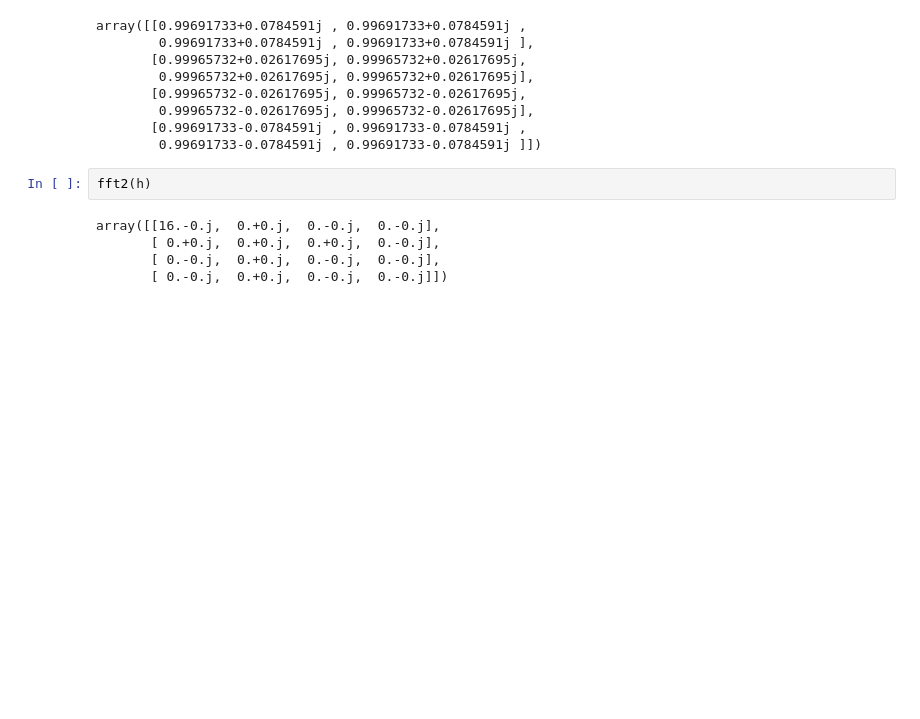
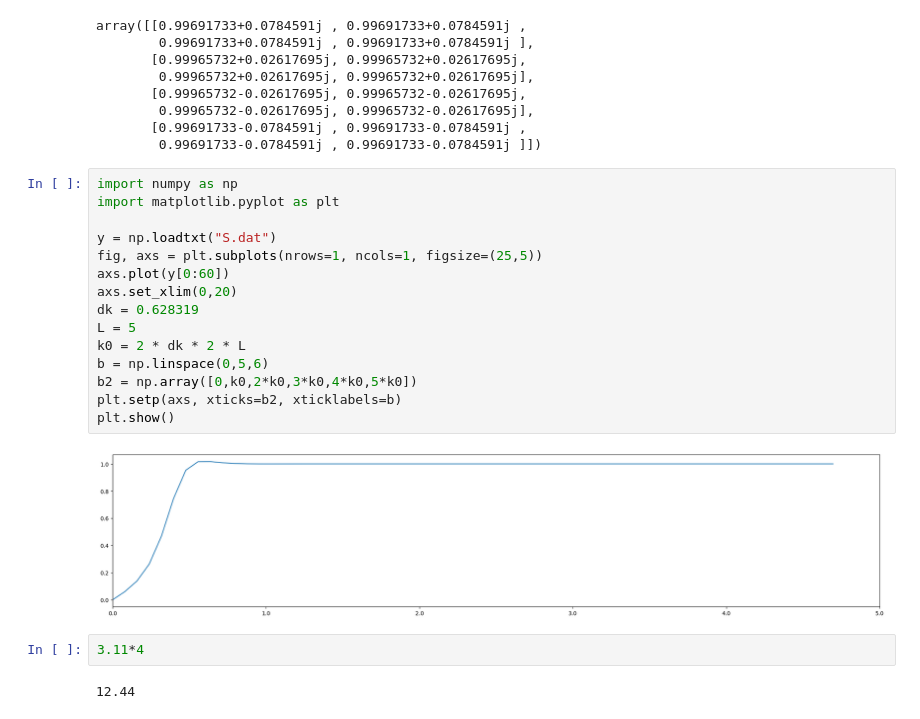
Before and after one commit to Danielslimaa/HNC-cartesian, a Jupyter notebook: main.ipynb, the cells around one changed output. Cells and saved outputs as stored; diff of their text form; blank space fills up the shorter version.

```diff
--- a/main.ipynb
+++ b/main.ipynb
@@ -275,10 +275,24 @@ array([[0.99691733+0.0784591j , 0.99691733+0.0784591j ,
         0.99965732-0.02617695j, 0.99965732-0.02617695j],
        [0.99691733-0.0784591j , 0.99691733-0.0784591j ,
         0.99691733-0.0784591j , 0.99691733-0.0784591j ]])
-# %%
-fft2(h)
-# %% [output]
-array([[16.-0.j,  0.+0.j,  0.-0.j,  0.-0.j],
-       [ 0.+0.j,  0.+0.j,  0.+0.j,  0.-0.j],
-       [ 0.-0.j,  0.+0.j,  0.-0.j,  0.-0.j],
-       [ 0.-0.j,  0.+0.j,  0.-0.j,  0.-0.j]])
+# %%
+import numpy as np
+import matplotlib.pyplot as plt
+
+y = np.loadtxt("S.dat")
+fig, axs = plt.subplots(nrows=1, ncols=1, figsize=(25,5))
+axs.plot(y[0:60])
+axs.set_xlim(0,20)
+dk = 0.628319
+L = 5
+k0 = 2 * dk * 2 * L
+b = np.linspace(0,5,6)
+b2 = np.array([0,k0,2*k0,3*k0,4*k0,5*k0])
+plt.setp(axs, xticks=b2, xticklabels=b)
+plt.show()
+# %% [output]
+[figure, added]
+# %%
+3.11*4
+# %% [output]
+12.44
```
Also changed, not shown: 2 other files.
